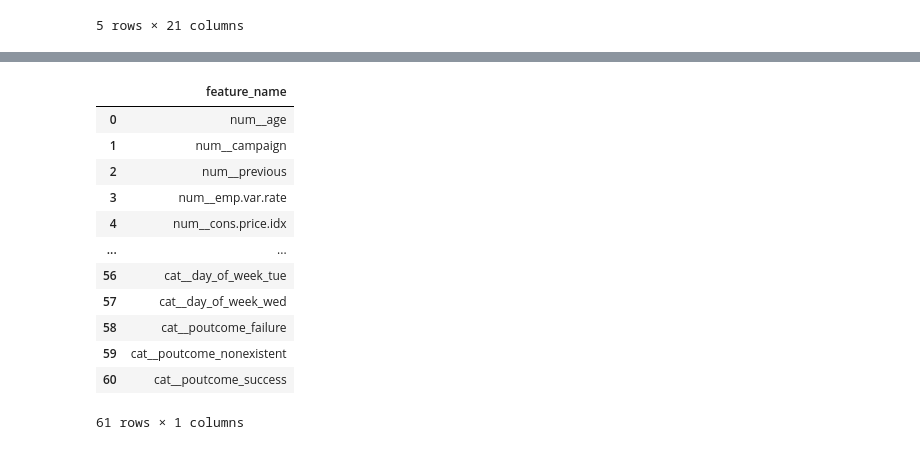
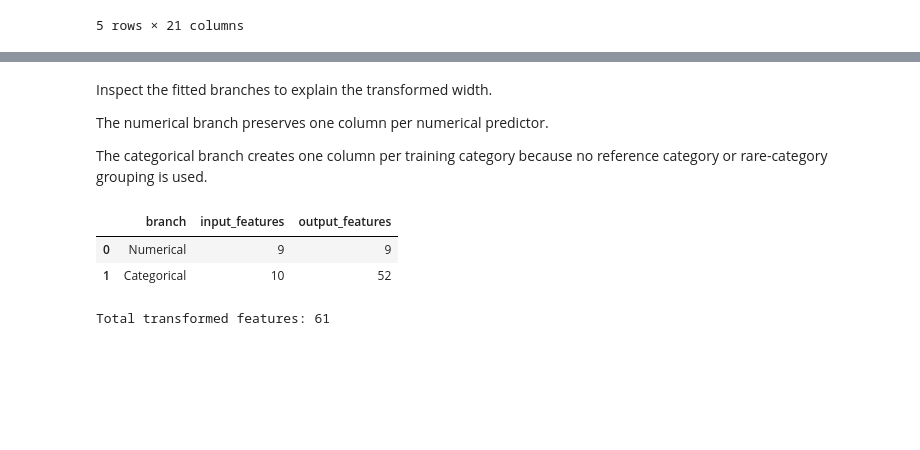
Before and after one commit to keonyoung00/bank-marketing-ml, a Jupyter notebook: notebooks/02-preprocessing.ipynb, the cells around one changed output, grey strips where cells are left out. Cells and saved outputs as stored; diff of their text form; code cells hidden in the pictures; blank space fills up the shorter version.

```diff
--- a/notebooks/02-preprocessing.ipynb
+++ b/notebooks/02-preprocessing.ipynb
@@ -134,13 +110,9 @@ in subsequent notebooks.
 # %%
-n = len(df)
+n_rows = len(df)
 
-train_end = int(n * 0.70)
-valid_end = int(n * 0.90)
+train_end = int(n_rows * 0.70)
+valid_end = int(n_rows * 0.90)
 
 train_df = df.iloc[:train_end].copy()
 valid_df = df.iloc[train_end:valid_end].copy()
 test_df = df.iloc[valid_end:].copy()
-
-print("Train:", train_df.shape)
-print("Validation:", valid_df.shape)
-print("Test:", test_df.shape)
@@ -570,17 +528,47 @@ Preprocessing validation passed.
+# %% [markdown]
+Inspect the fitted branches to explain the transformed width.
+
+The numerical branch preserves one column per numerical predictor.
+
+The categorical branch creates one column per training category
+because no reference category or rare-category grouping is used.
 # %%
-pd.Series(feature_names, name="feature_name").to_frame()
+fitted_scaler = preprocessor.named_transformers_["num"]
+fitted_encoder = preprocessor.named_transformers_["cat"]
+
+assert np.all(
+    fitted_scaler.n_samples_seen_ == len(X_train)
+)
+
+n_encoded_categories = sum(
+    len(categories)
+    for categories in fitted_encoder.categories_
+)
+
+assert len(feature_names) == (
+    len(raw_numeric_features) + n_encoded_categories
+)
+
+transformation_summary = pd.DataFrame(
+    {
+        "branch": ["Numerical", "Categorical"],
+        "input_features": [
+            len(raw_numeric_features),
+            len(categorical_features),
+        ],
+        "output_features": [
+            len(raw_numeric_features),
+            n_encoded_categories,
+        ],
+    }
+)
+
+display(transformation_summary)
+
+print(f"Total transformed features: {len(feature_names)}")
 # %% [output]
-|  | feature_name |
-| 0 | num__age |
-| 1 | num__campaign |
-| 2 | num__previous |
-| 3 | num__emp.var.rate |
-| 4 | num__cons.price.idx |
-| ... | ... |
-| 56 | cat__day_of_week_tue |
-| 57 | cat__day_of_week_wed |
-| 58 | cat__poutcome_failure |
-| 59 | cat__poutcome_nonexistent |
-| 60 | cat__poutcome_success |
+|  | branch | input_features | output_features |
+| 0 | Numerical | 9 | 9 |
+| 1 | Categorical | 10 | 52 |
-61 rows × 1 columns
+Total transformed features: 61
 # %% [markdown]
```
Also changed, not shown: parts of 37 cells of this notebook.
